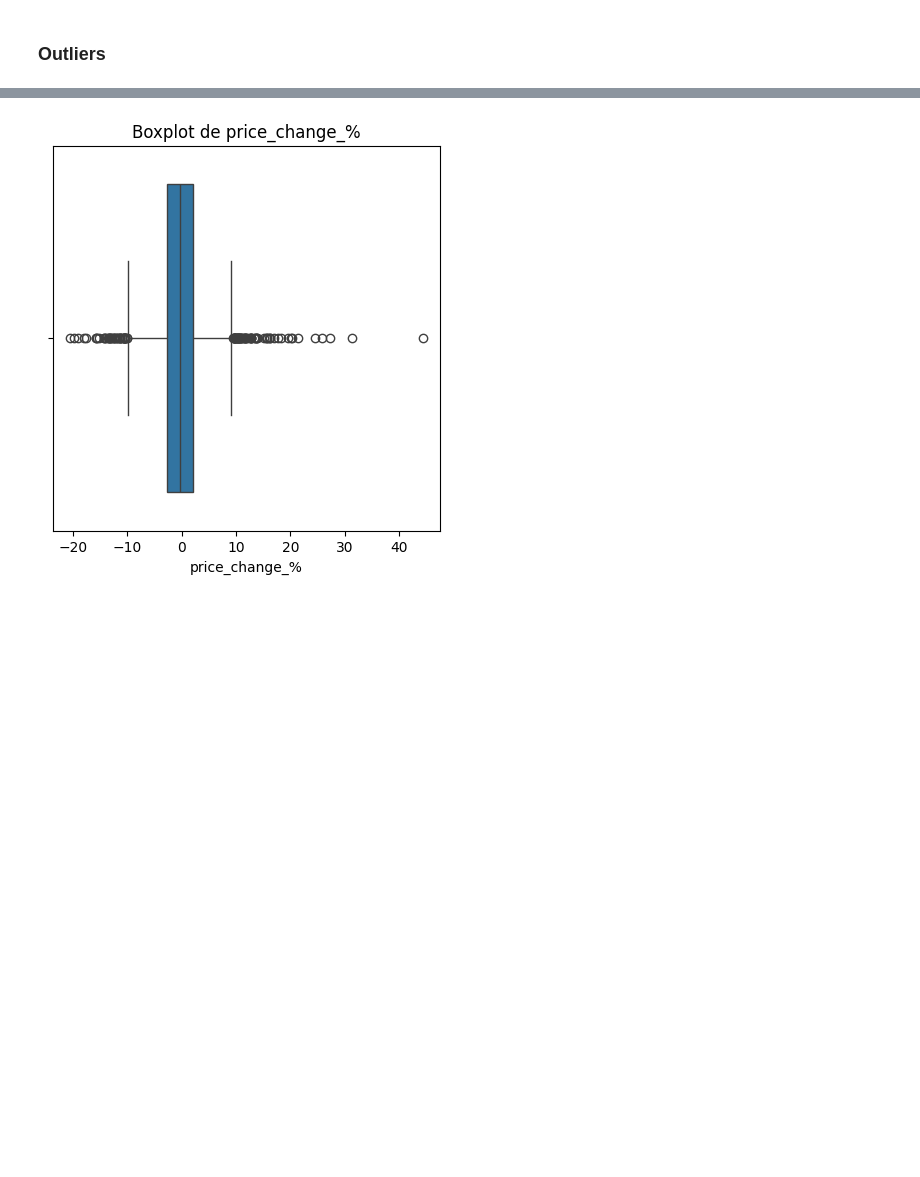
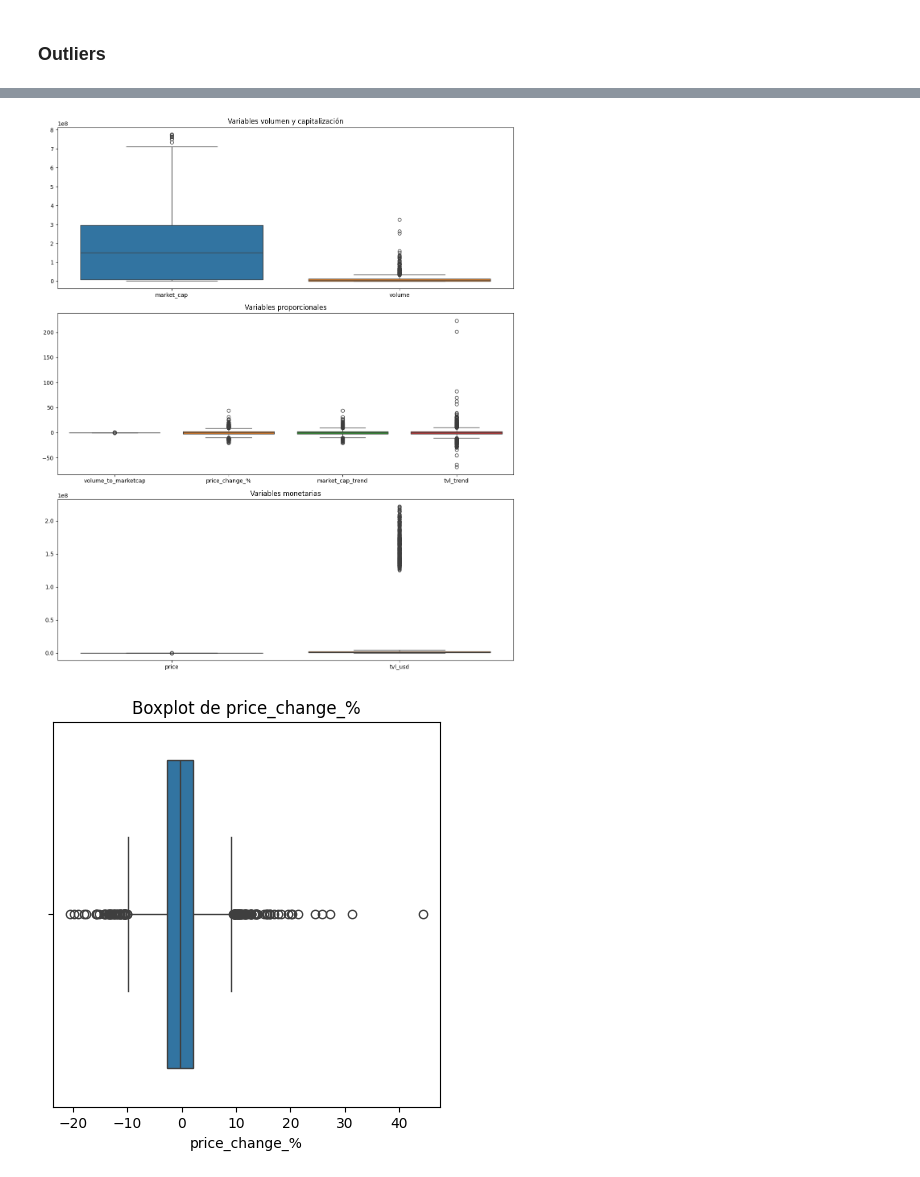
Before and after one commit to Turppie/TP-Machine-Learning, a Jupyter notebook: code/AdquisicionYPreprocesamiento.ipynb, the cells around one changed output, grey strips where cells are left out. Saved outputs shown, nothing was run; the diff lists cells and outputs as text; code cells hidden in the pictures; blank space fills up the shorter version.

```diff
--- a/code/AdquisicionYPreprocesamiento.ipynb
+++ b/code/AdquisicionYPreprocesamiento.ipynb
@@ -326,3 +333,24 @@ sns.boxplot(df,)
+# %%
+cols1 = ['market_cap', 'volume']
+cols2 = ['volume_to_marketcap', 'price_change_%', 'market_cap_trend', 'tvl_trend']  # proporciones
+cols_3 = ['price','tvl_usd']# magnitudes grandes
+
+fig, axs = plt.subplots(3, 1, figsize=(12, 14))
+
+sns.boxplot(data=data[cols1], ax=axs[0])
+axs[0].set_title('Variables volumen y capitalización')
+
+sns.boxplot(data=data[cols2], ax=axs[1])
+axs[1].set_title('Variables proporcionales')
+
+sns.boxplot(data=data[cols_3], ax=axs[2])
+axs[2].set_title('Variables monetarias')
+
+plt.tight_layout()
+
+plt.show()
+# %% [output]
+[figure, added]
 # %%
 def detectar_outliers_iqr(df, columna):
     q1 = df[columna].quantile(0.25)
```
Also changed, not shown: parts of 4 cells of this notebook.
